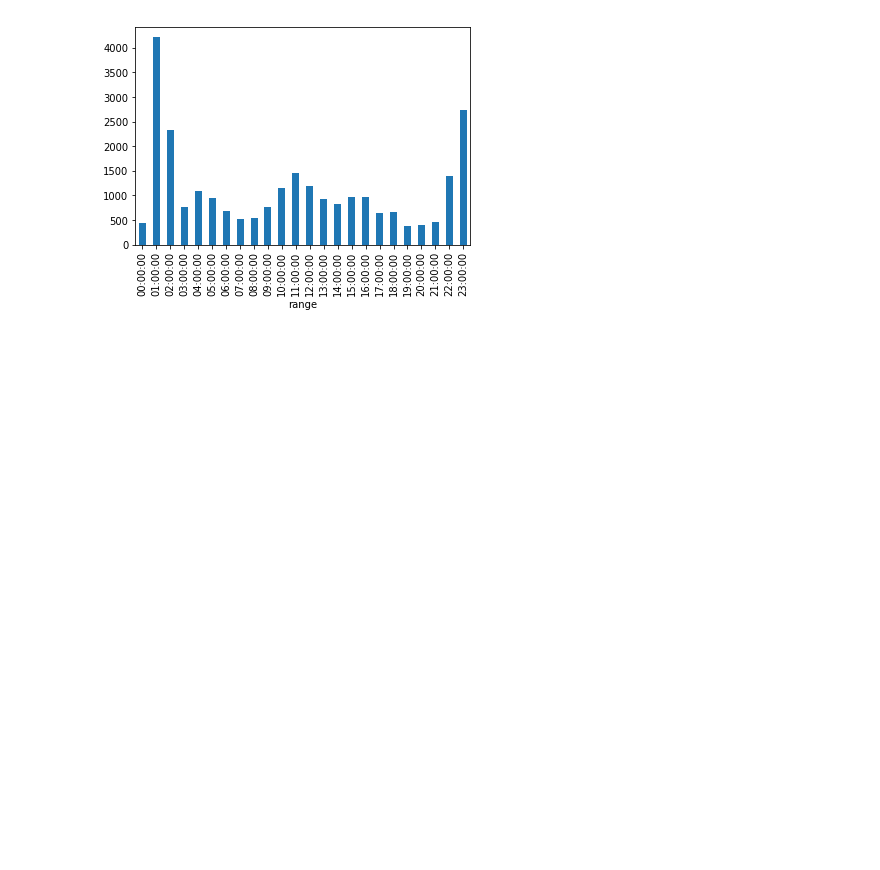
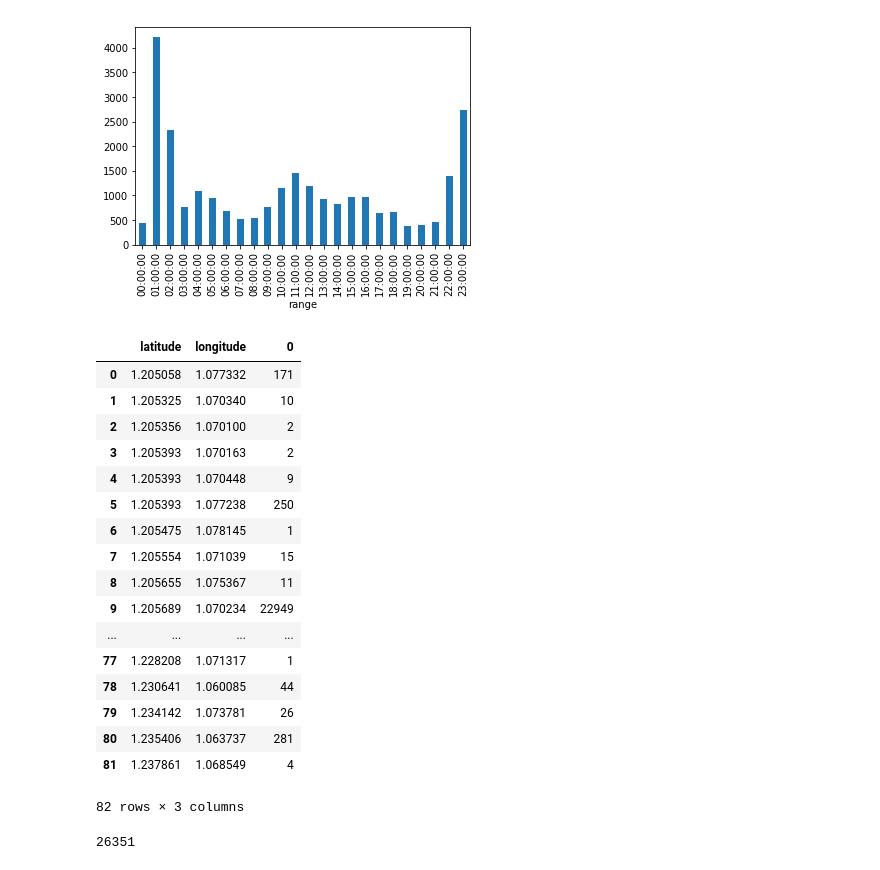
Before and after one commit to MartinRosasSommer/Datos2019, a Jupyter notebook: Analisis 1.ipynb, the cells around one changed output. Drawn from its saved outputs; the diff is of its cells as text; code cells hidden in the pictures; blank space fills up the shorter version.

```diff
--- a/Analisis 1.ipynb
+++ b/Analisis 1.ipynb
@@ -538,3 +536,25 @@ clicksIn60Min.plot.bar()
 # %% [output]
 <matplotlib.axes._subplots.AxesSubplot at 0x...>
 [figure]
+# %%
+# Clicks by latitude and longitude
+clicks[["latitude", "longitude"]].groupby(["latitude", "longitude"]).size().reset_index()
+# %% [output]
+|  | latitude | longitude | 0 |
+| 0 | 1.205058 | 1.077332 | 171 |
+| 1 | 1.205325 | 1.070340 | 10 |
+| 2 | 1.205356 | 1.070100 | 2 |
+| 3 | 1.205393 | 1.070163 | 2 |
+| 4 | 1.205393 | 1.070448 | 9 |
+| 5 | 1.205393 | 1.077238 | 250 |
+| 6 | 1.205475 | 1.078145 | 1 |
+| 7 | 1.205554 | 1.071039 | 15 |
+| 8 | 1.205655 | 1.075367 | 11 |
+| 9 | 1.205689 | 1.070234 | 22949 |
+| ... | ... | ... | ... |
+| 77 | 1.228208 | 1.071317 | 1 |
+| 78 | 1.230641 | 1.060085 | 44 |
+| 79 | 1.234142 | 1.073781 | 26 |
+| 80 | 1.235406 | 1.063737 | 281 |
+| 81 | 1.237861 | 1.068549 | 4 |
+82 rows × 3 columns
@@ -540,0 +563,5 @@ clicksIn60Min.plot.bar()
+# %%
+# 26351
+len(clicks)
+# %% [output]
+26351
```
Also changed, not shown: parts of 9 cells of this notebook.
